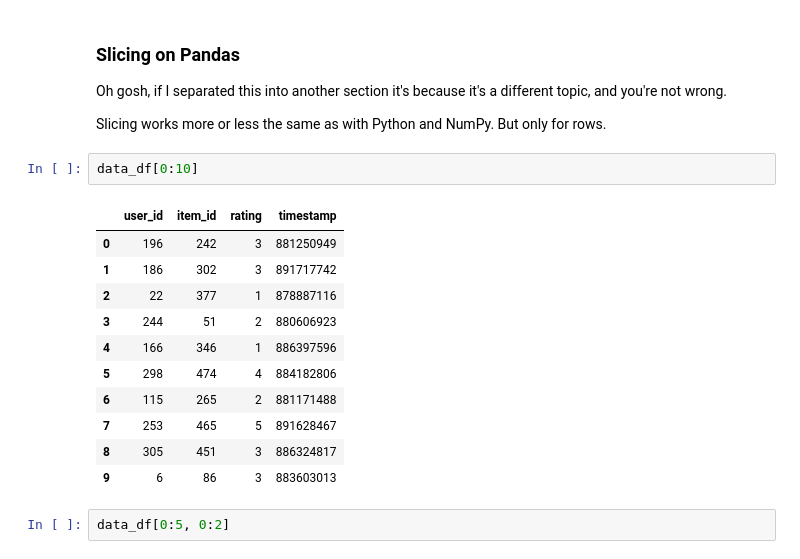
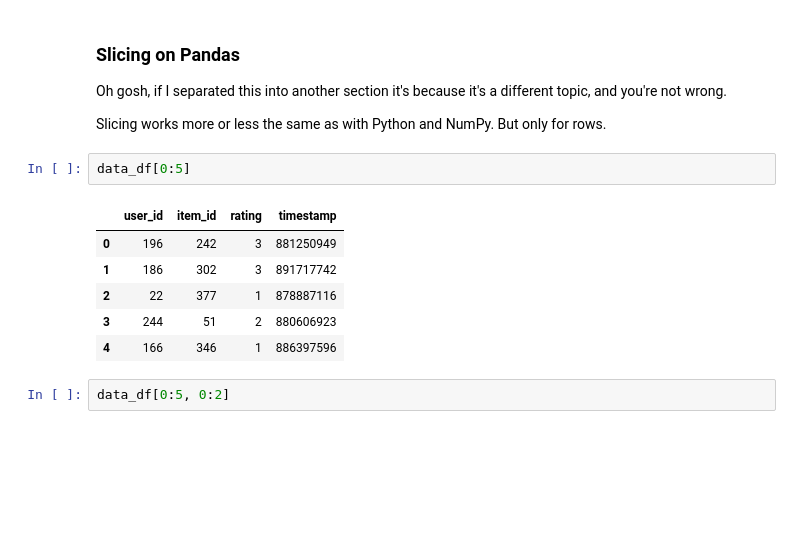
Before and after one commit to fernandobperezm/PolimiTeaching-2020-DataMiningAndTextMining, a Jupyter notebook: 2_data_preparation.ipynb, the cells around one changed output. Cells and saved outputs as stored; diff of their text form; blank space fills up the shorter version.

```diff
--- a/2_data_preparation.ipynb
+++ b/2_data_preparation.ipynb
@@ -466,19 +477,14 @@ Oh gosh, if I separated this into another section it's because it's a different
 
 Slicing works more or less the same as with Python and NumPy. But only for rows.
 # %%
-data_df[0:10]
+data_df[0:5]
 # %% [output]
 |  | user_id | item_id | rating | timestamp |
 | 0 | 196 | 242 | 3 | 881250949 |
 | 1 | 186 | 302 | 3 | 891717742 |
 | 2 | 22 | 377 | 1 | 878887116 |
 | 3 | 244 | 51 | 2 | 880606923 |
 | 4 | 166 | 346 | 1 | 886397596 |
-| 5 | 298 | 474 | 4 | 884182806 |
-| 6 | 115 | 265 | 2 | 881171488 |
-| 7 | 253 | 465 | 5 | 891628467 |
-| 8 | 305 | 451 | 3 | 886324817 |
-| 9 | 6 | 86 | 3 | 883603013 |
 # %%
 data_df[0:5, 0:2]
 # %% [output]
```
Also changed, not shown: parts of 7 cells of this notebook.
